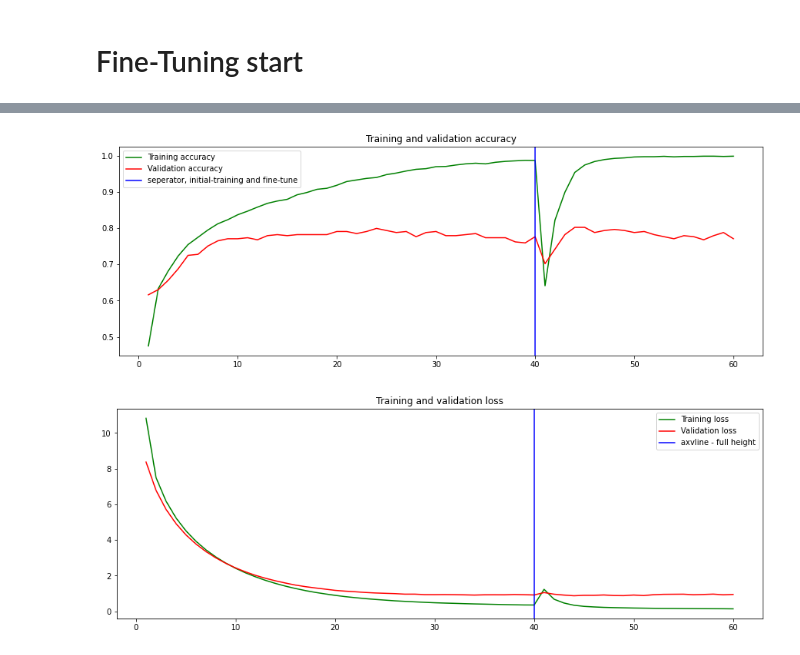
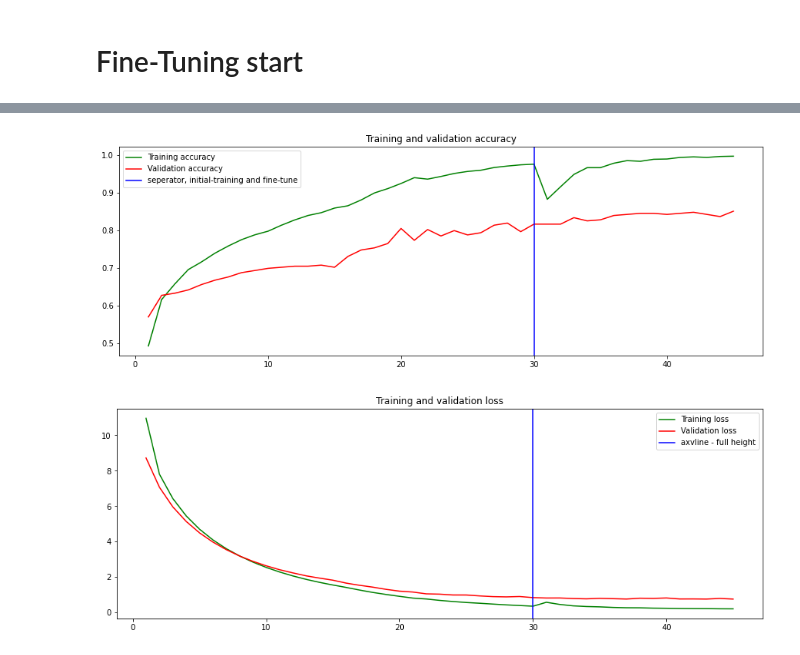
Before and after one commit to R4HUL-ROY/Multimodal_feature_extraction, a Jupyter notebook: Feature_integration_Bert_MobilenetV2(new).ipynb, the cells around one changed output, grey strips where cells are left out. Cells and saved outputs as stored; diff of their text form; code cells hidden in the pictures.

```diff
--- a/Feature_integration_Bert_MobilenetV2(new).ipynb
+++ b/Feature_integration_Bert_MobilenetV2(new).ipynb
@@ -391,0 +414,13 @@ keras.utils.plot_model(new_multimodal_model, show_shapes=True)
+# %%
+# Set the base model as trainable
+multimodal_model.layers[4].layers[3].layers[1].trainable = True  #MobileNetV2
+# multimodal_model.layers[5].layers[3].trainable = True   # Bert_model
+# %%
+lr = 0.0001
+epochs = 30
+fine_tune_epochs = 15
+total_epochs= epochs + fine_tune_epochs
+
+multimodal_model.compile(
+    Adamax(learning_rate=lr), loss="sparse_categorical_crossentropy", metrics="accuracy"
+)
@@ -391,0 +447,5 @@ keras.utils.plot_model(new_multimodal_model, show_shapes=True)
+# %%
+from keras.callbacks import ModelCheckpoint
+checkpoint = ModelCheckpoint("/model-{epoch:03d}-{accuracy:03f}-{val_accuracy:03f}.h5", verbose=1, monitor='val_loss',save_best_only=True, mode='auto')
+
+history_fine = multimodal_model.fit(train_ds, validation_data=validation_ds, epochs=total_epochs, verbose=2, callbacks=[checkpoint], initial_epoch=epochs)
@@ -413,5 +474,0 @@ new_multimodal_model.evaluate(test_ds, batch_size=32, verbose=2, return_dict=Tru
-# %%
-from keras.callbacks import ModelCheckpoint
-checkpoint = ModelCheckpoint("/model-{epoch:03d}-{accuracy:03f}-{val_accuracy:03f}.h5", verbose=1, monitor='val_loss',save_best_only=True, mode='auto')
-
-history_fine = new_multimodal_model.fit(train_ds, validation_data=validation_ds, epochs=total_epochs, verbose=2, callbacks=[checkpoint], initial_epoch=epochs)
@@ -441,31 +475,31 @@ new_multimodal_model.evaluate(test_ds, batch_size=32, verbose=2, return_dict=Tru
 # %%
-num_epoch = 40
+num_epoch = 30
 import matplotlib.pyplot as plt
 
 acc = history.history['accuracy'] + history_fine.history['accuracy']
 val_acc = history.history['val_accuracy'] + history_fine.history['val_accuracy']
 loss = history.history['loss'] + history_fine.history['loss']
 val_loss = history.history['val_loss'] + history_fine.history['val_loss']
 
 epochs = range(1, len(acc)+1)
 
 plt.figure(figsize = (15, 5))
 
 plt.plot(epochs, acc, 'g', label='Training accuracy')
 plt.plot(epochs, val_acc, 'r', label='Validation accuracy')
 plt.axvline(x = num_epoch , color = 'b', label = 'seperator, initial-training and fine-tune')
 plt.title('Training and validation accuracy')
 plt.legend()
 
 plt.figure(figsize = (15, 5))
 
 plt.plot(epochs, loss, 'g', label='Training loss')
 plt.plot(epochs, val_loss, 'r', label='Validation loss')
 plt.axvline(x = num_epoch , color = 'b', label = 'axvline - full height')
 plt.title('Training and validation loss')
 plt.legend()
 
 plt.show()
 # %% [output]
-[figure, old version]
+[figure, new version]
-[figure, old version]
+[figure, new version]
```
Also changed, not shown: parts of 16 cells of this notebook.
